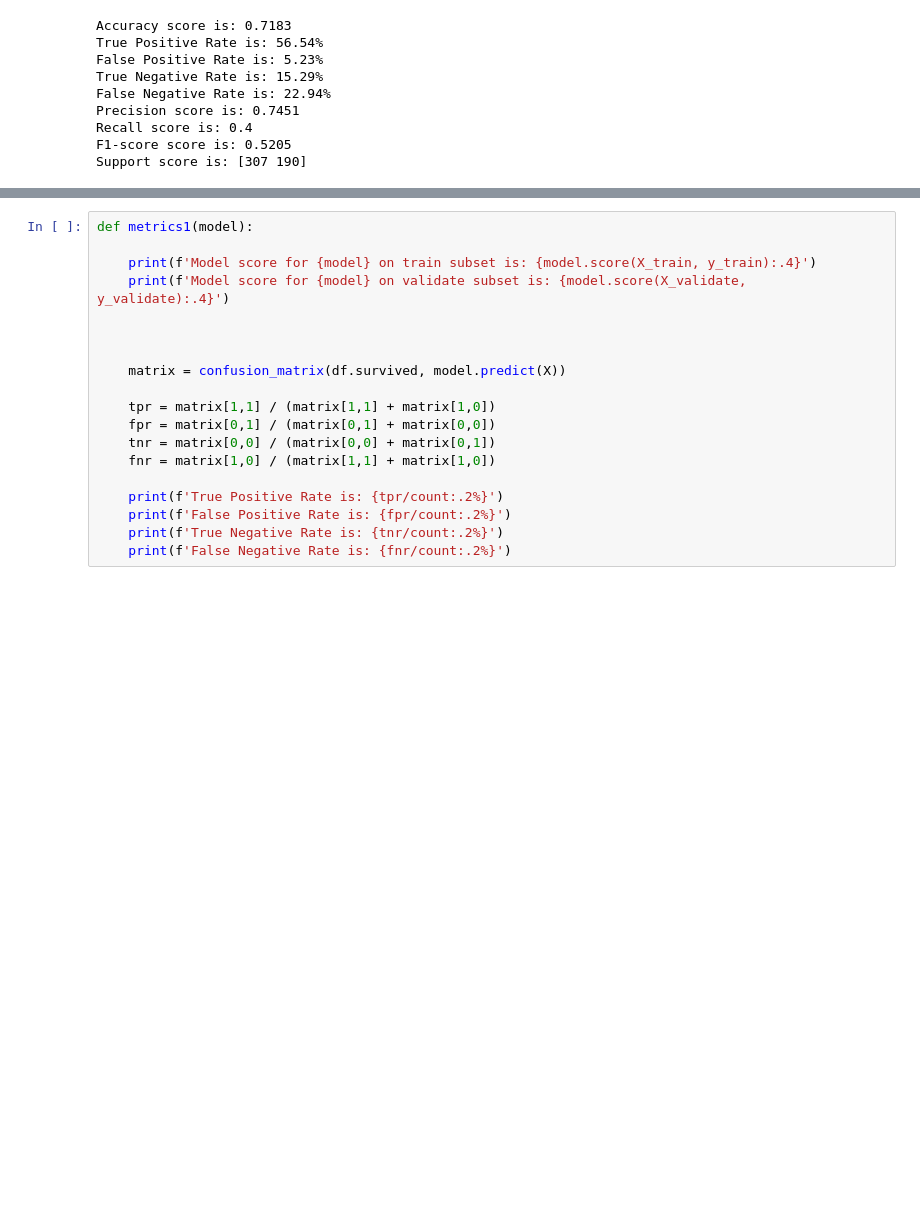
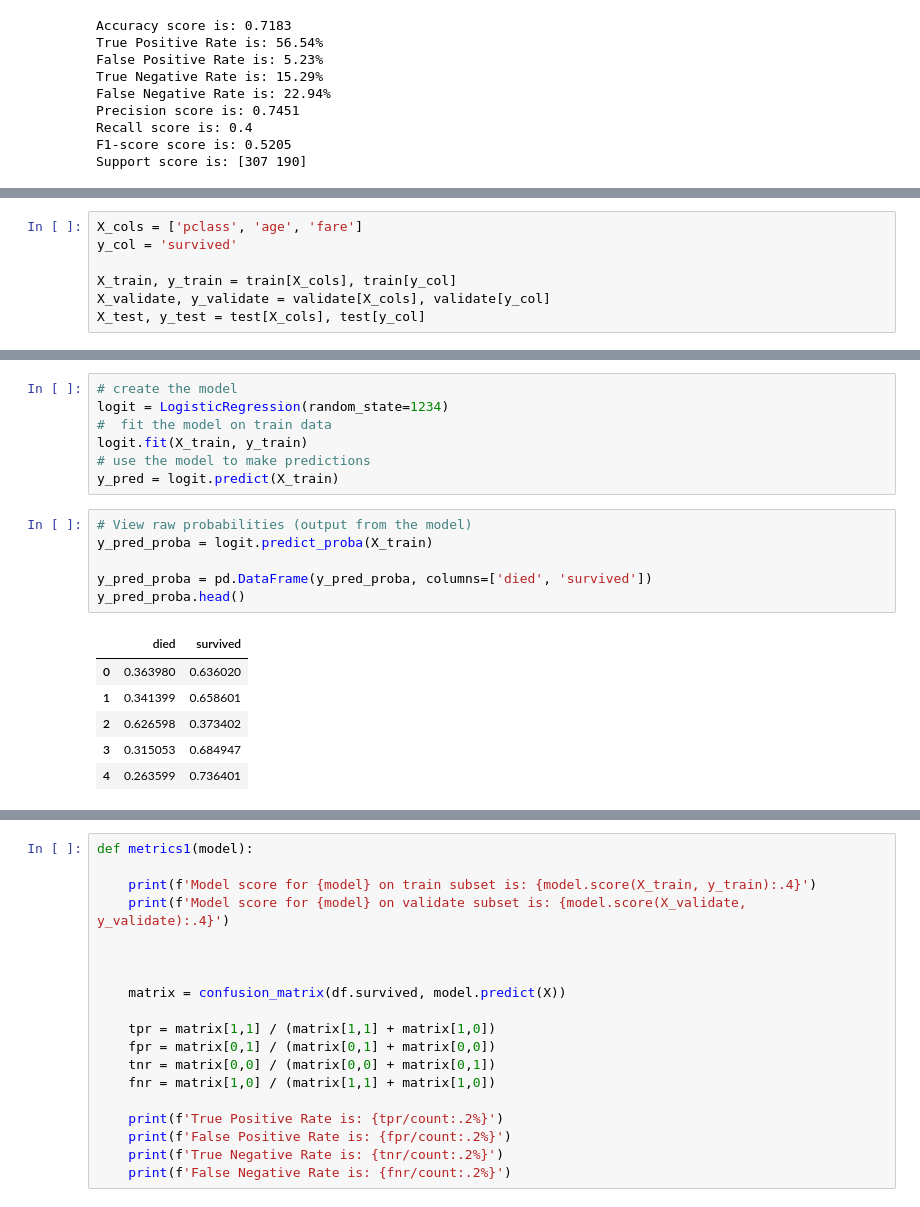
Before and after one commit to chadallen210/classification-exercises, a Jupyter notebook: model.ipynb, the cells around one changed output, grey strips where cells are left out. Saved outputs shown, nothing was run; the diff lists cells and outputs as text; blank space fills up the shorter version.

Commit message:
adding logistic regression exercises

```diff
--- a/model.ipynb
+++ b/model.ipynb
@@ -825,0 +808,7 @@ __________________________________________________________
+# %%
+X_cols = ['pclass', 'age', 'fare']
+y_col = 'survived'
+
+X_train, y_train = train[X_cols], train[y_col]
+X_validate, y_validate = validate[X_cols], validate[y_col]
+X_test, y_test = test[X_cols], test[y_col]
@@ -825,0 +830,20 @@ __________________________________________________________
+# %%
+# create the model
+logit = LogisticRegression(random_state=1234)
+#  fit the model on train data
+logit.fit(X_train, y_train)
+# use the model to make predictions
+y_pred = logit.predict(X_train)
+# %%
+# View raw probabilities (output from the model)
+y_pred_proba = logit.predict_proba(X_train)
+
+y_pred_proba = pd.DataFrame(y_pred_proba, columns=['died', 'survived'])
+y_pred_proba.head()
+# %% [output]
+|  | died | survived |
+| 0 | 0.363980 | 0.636020 |
+| 1 | 0.341399 | 0.658601 |
+| 2 | 0.626598 | 0.373402 |
+| 3 | 0.315053 | 0.684947 |
+| 4 | 0.263599 | 0.736401 |
```
Also changed, not shown: parts of 29 cells of this notebook.
